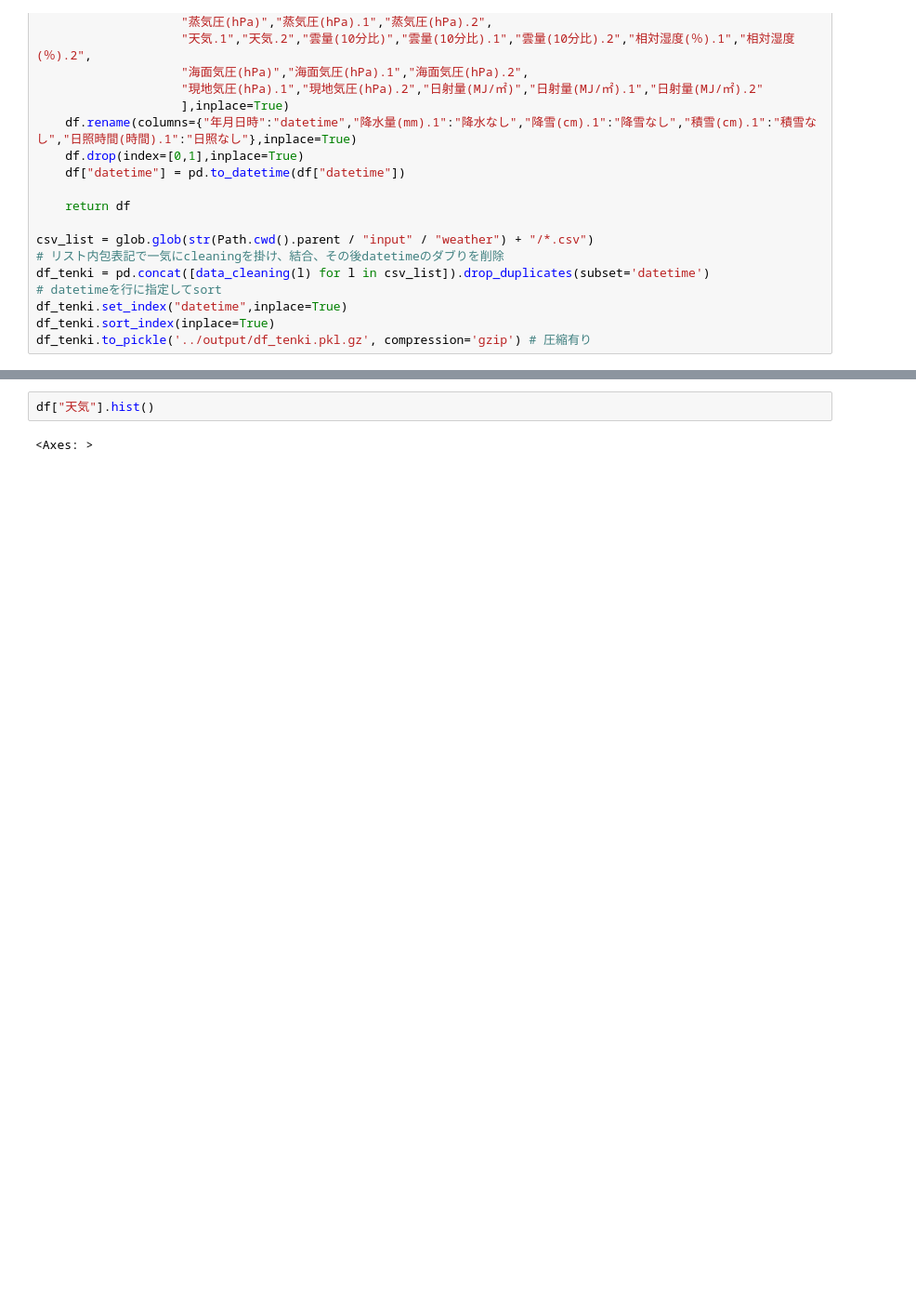
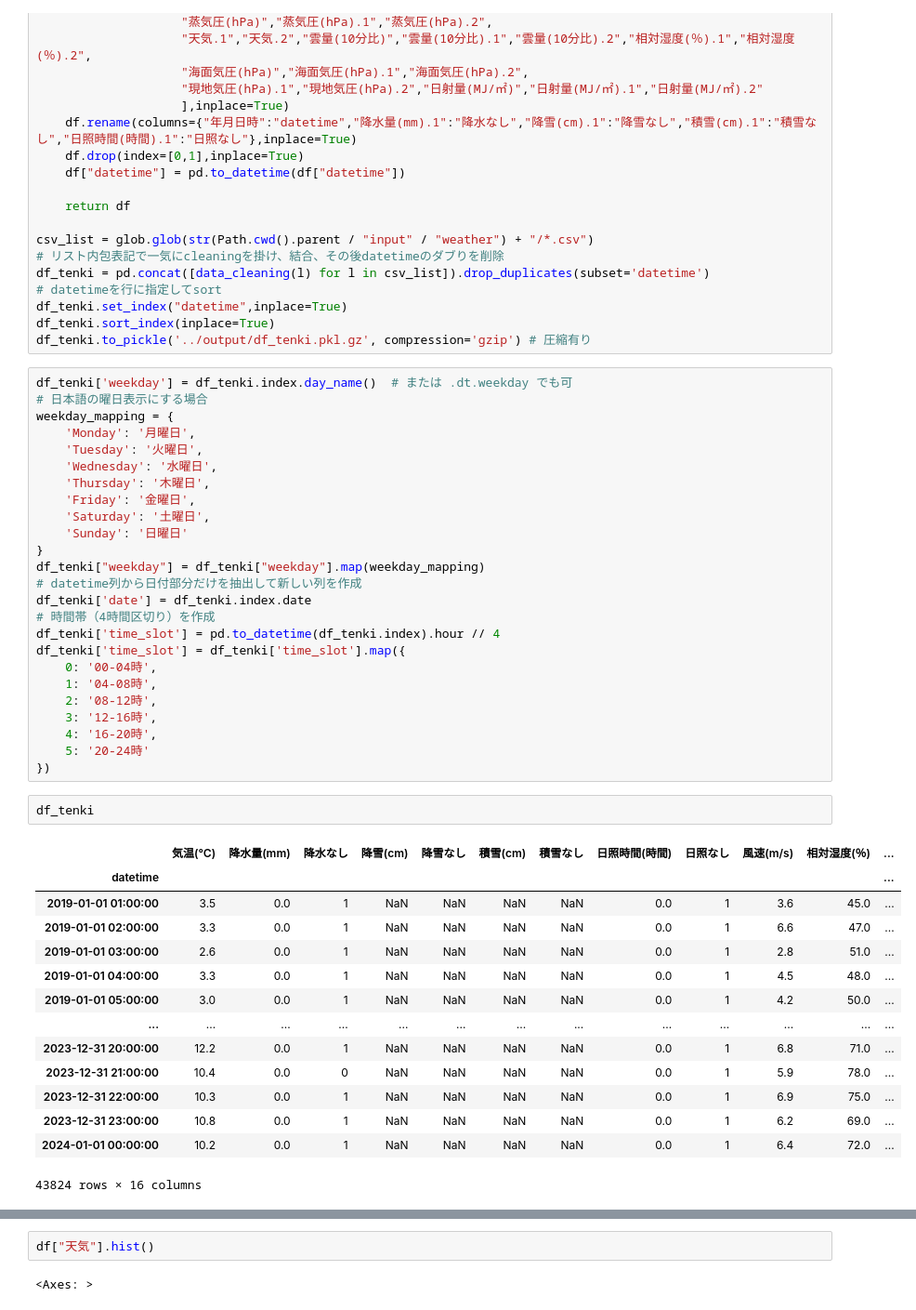
Before and after one commit to Methanon46/hm_ambulance, a Jupyter notebook: notebook/tenki_merge.ipynb, the cells around one changed output, grey strips where cells are left out. Shown: that part at 93% size. Drawn from its saved outputs; the diff is of its cells as text; blank space fills up the shorter version.

```diff
--- a/notebook/tenki_merge.ipynb
+++ b/notebook/tenki_merge.ipynb
@@ -28,3 +28,45 @@ df_tenki = pd.concat([data_cleaning(l) for l in csv_list]).drop_duplicates(subse
 df_tenki.set_index("datetime",inplace=True)
 df_tenki.sort_index(inplace=True)
 df_tenki.to_pickle('../output/df_tenki.pkl.gz', compression='gzip') # 圧縮有り
+# %%
+df_tenki['weekday'] = df_tenki.index.day_name()  # または .dt.weekday でも可
+# 日本語の曜日表示にする場合
+weekday_mapping = {
+    'Monday': '月曜日',
+    'Tuesday': '火曜日',
+    'Wednesday': '水曜日',
+    'Thursday': '木曜日',
+    'Friday': '金曜日',
+    'Saturday': '土曜日',
+    'Sunday': '日曜日'
+}
+df_tenki["weekday"] = df_tenki["weekday"].map(weekday_mapping)
+# datetime列から日付部分だけを抽出して新しい列を作成
+df_tenki['date'] = df_tenki.index.date
+# 時間帯（4時間区切り）を作成
+df_tenki['time_slot'] = pd.to_datetime(df_tenki.index).hour // 4
+df_tenki['time_slot'] = df_tenki['time_slot'].map({
+    0: '00-04時',
+    1: '04-08時',
+    2: '08-12時',
+    3: '12-16時',
+    4: '16-20時',
+    5: '20-24時'
+})
+# %%
+df_tenki
+# %% [output]
+|  | 気温(℃) | 降水量(mm) | 降水なし | 降雪(cm) | 降雪なし | 積雪(cm) | 積雪なし | 日照時間(時間) | 日照なし | 風速(m/s) | 相対湿度(％) | ... |
+| datetime |  |  |  |  |  |  |  |  |  |  |  | ... |
+| 2019-01-01 01:00:00 | 3.5 | 0.0 | 1 | NaN | NaN | NaN | NaN | 0.0 | 1 | 3.6 | 45.0 | ... |
+| 2019-01-01 02:00:00 | 3.3 | 0.0 | 1 | NaN | NaN | NaN | NaN | 0.0 | 1 | 6.6 | 47.0 | ... |
+| 2019-01-01 03:00:00 | 2.6 | 0.0 | 1 | NaN | NaN | NaN | NaN | 0.0 | 1 | 2.8 | 51.0 | ... |
+| 2019-01-01 04:00:00 | 3.3 | 0.0 | 1 | NaN | NaN | NaN | NaN | 0.0 | 1 | 4.5 | 48.0 | ... |
+| 2019-01-01 05:00:00 | 3.0 | 0.0 | 1 | NaN | NaN | NaN | NaN | 0.0 | 1 | 4.2 | 50.0 | ... |
+| ... | ... | ... | ... | ... | ... | ... | ... | ... | ... | ... | ... | ... |
+| 2023-12-31 20:00:00 | 12.2 | 0.0 | 1 | NaN | NaN | NaN | NaN | 0.0 | 1 | 6.8 | 71.0 | ... |
+| 2023-12-31 21:00:00 | 10.4 | 0.0 | 0 | NaN | NaN | NaN | NaN | 0.0 | 1 | 5.9 | 78.0 | ... |
+| 2023-12-31 22:00:00 | 10.3 | 0.0 | 1 | NaN | NaN | NaN | NaN | 0.0 | 1 | 6.9 | 75.0 | ... |
+| 2023-12-31 23:00:00 | 10.8 | 0.0 | 1 | NaN | NaN | NaN | NaN | 0.0 | 1 | 6.2 | 69.0 | ... |
+| 2024-01-01 00:00:00 | 10.2 | 0.0 | 1 | NaN | NaN | NaN | NaN | 0.0 | 1 | 6.4 | 72.0 | ... |
+43824 rows × 16 columns
```
Also changed, not shown: parts of 10 cells of this notebook, 1 other file.
